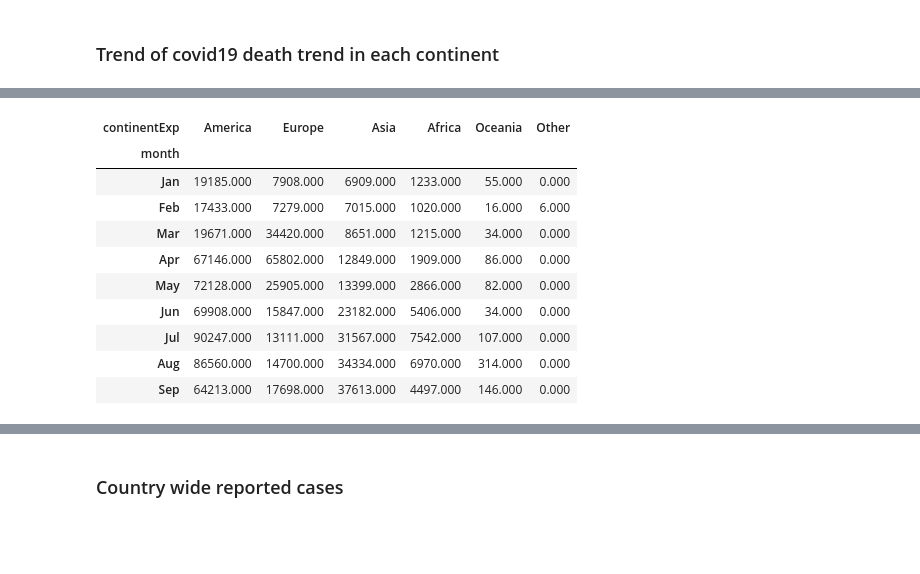
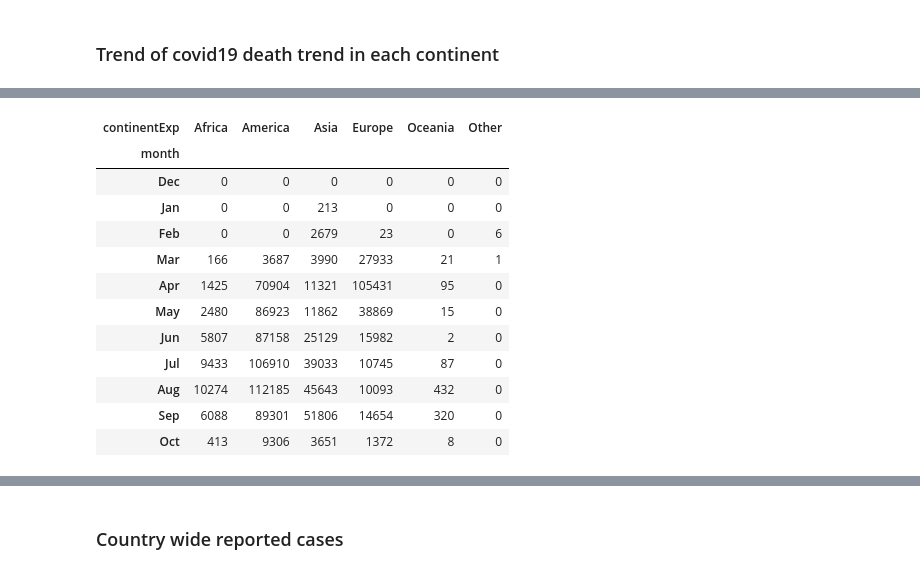
Before and after one commit to Martloni/Covid_19_analysis, a Jupyter notebook: covid_19_project_file.ipynb, the cells around one changed output, grey strips where cells are left out. Saved outputs shown, nothing was run; the diff lists cells and outputs as text; code cells hidden in the pictures; blank space fills up the shorter version.

```diff
--- a/covid_19_project_file.ipynb
+++ b/covid_19_project_file.ipynb
@@ -218,9 +222,11 @@ Text(0.5, 1.0, 'Total deaths in each continent')
 ### Trend of covid19 death trend in each continent
 # %%
 #convert initial columns of date, year, and month to datetime object
-data['day'] = data['dateRep'].apply(lambda x: int(x.split('-')[0]))
-data['month'] = data['dateRep'].apply(lambda x: x.split('-')[1])
-data['year'] = data['dateRep'].apply(lambda x: int(x.split('-')[2]))
+data['day'] = data['Date'].dt.day
+data['month'] = data['Date'].dt.month
+data['year'] = data['Date'].dt.year
+# %%
+data['month'] = data['month'].apply(lambda x: calendar.month_abbr[x]) #convert to month name
 # %%
 #check data type
 data.dtypes
@@ -244,22 +253,22 @@ deaths_per_month_per_continent = pd.pivot_table(data = data, values = 'deaths',
 # %%
-#rearrange index row
-deaths_per_month_per_continent = deaths_per_month_per_continent.reindex(["Jan", "Feb", "Mar", 'Apr', 'May', 'Jun', 'Jul', 'Aug', 'Sep'])
+#rearrange index column based on the appearance of covid
+deaths_per_month_per_continent = deaths_per_month_per_continent.reindex(['Dec', "Jan", "Feb", "Mar", 'Apr', 'May', 'Jun', 'Jul', 'Aug', 'Sep', 'Oct'])
-# %%
-deaths_per_month_per_continent = deaths_per_month_per_continent[deaths_per_month_per_continent.sum().sort_values(ascending = False).index]
 # %%
-deaths_per_month_per_continent.style.background_gradient(cmap='Set1').format("{:.3f}")
+deaths_per_month_per_continent.style.background_gradient(cmap='Set1')
 # %% [output]
-| continentExp | America | Europe | Asia | Africa | Oceania | Other |
+| continentExp | Africa | America | Asia | Europe | Oceania | Other |
 | month |  |  |  |  |  |  |
-| Jan | 19185.000 | 7908.000 | 6909.000 | 1233.000 | 55.000 | 0.000 |
-| Feb | 17433.000 | 7279.000 | 7015.000 | 1020.000 | 16.000 | 6.000 |
-| Mar | 19671.000 | 34420.000 | 8651.000 | 1215.000 | 34.000 | 0.000 |
-| Apr | 67146.000 | 65802.000 | 12849.000 | 1909.000 | 86.000 | 0.000 |
-| May | 72128.000 | 25905.000 | 13399.000 | 2866.000 | 82.000 | 0.000 |
-| Jun | 69908.000 | 15847.000 | 23182.000 | 5406.000 | 34.000 | 0.000 |
-| Jul | 90247.000 | 13111.000 | 31567.000 | 7542.000 | 107.000 | 0.000 |
-| Aug | 86560.000 | 14700.000 | 34334.000 | 6970.000 | 314.000 | 0.000 |
-| Sep | 64213.000 | 17698.000 | 37613.000 | 4497.000 | 146.000 | 0.000 |
+| Dec | 0 | 0 | 0 | 0 | 0 | 0 |
+| Jan | 0 | 0 | 213 | 0 | 0 | 0 |
+| Feb | 0 | 0 | 2679 | 23 | 0 | 6 |
+| Mar | 166 | 3687 | 3990 | 27933 | 21 | 1 |
+| Apr | 1425 | 70904 | 11321 | 105431 | 95 | 0 |
+| May | 2480 | 86923 | 11862 | 38869 | 15 | 0 |
+| Jun | 5807 | 87158 | 25129 | 15982 | 2 | 0 |
+| Jul | 9433 | 106910 | 39033 | 10745 | 87 | 0 |
+| Aug | 10274 | 112185 | 45643 | 10093 | 432 | 0 |
+| Sep | 6088 | 89301 | 51806 | 14654 | 320 | 0 |
+| Oct | 413 | 9306 | 3651 | 1372 | 8 | 0 |
 # %%
 #plotting the number of death in each month relative per continent
 for col in deaths_per_month_per_continent.columns:
```
Also changed, not shown: parts of 31 cells of this notebook.
